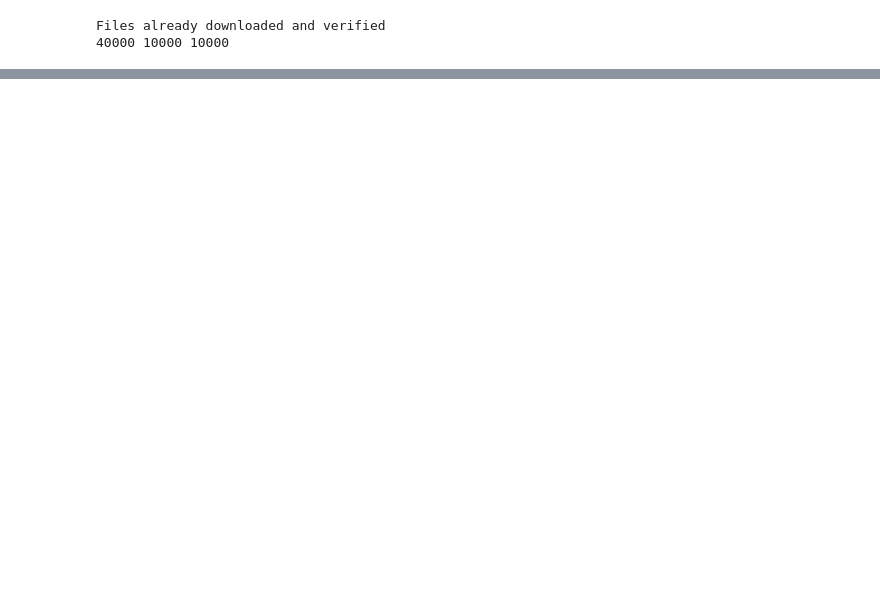
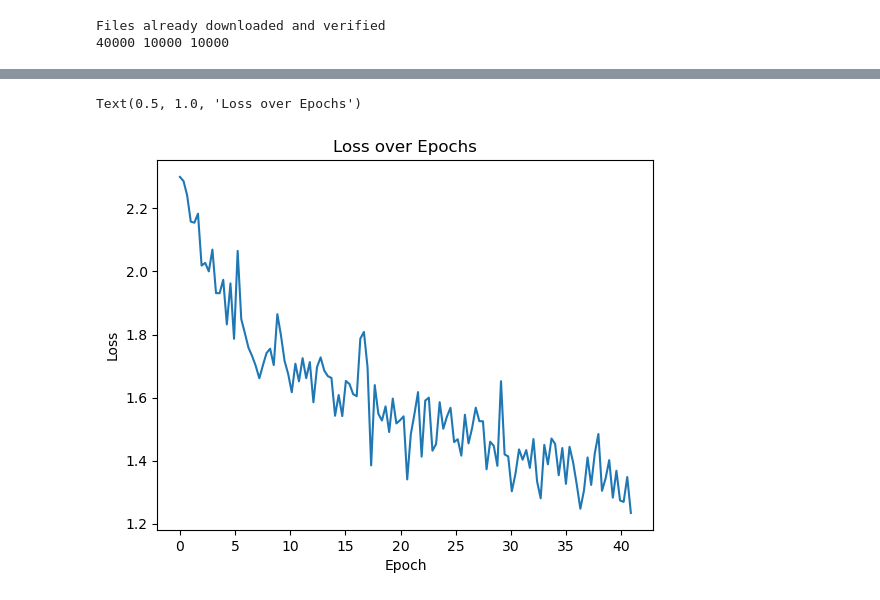
Before and after one commit to SorchaJ/CIFAR-10, a Jupyter notebook: cifar10-NN.ipynb, the cells around one changed output, grey strips where cells are left out. Saved outputs shown, nothing was run; the diff lists cells and outputs as text; code cells hidden in the pictures; blank space fills up the shorter version.

```diff
--- a/cifar10-NN.ipynb
+++ b/cifar10-NN.ipynb
@@ -85,6 +99,19 @@ FeedforwardNeuralNetModel(
 )
 # %%
+input_dim = 32*32*3
+hidden_dim = 100
+output_dim = 10
+learning_rate = 0.05
+weight_decay = 5e-5
+
+model = FeedforwardNeuralNetModel(input_dim, hidden_dim, output_dim)
+print(model)
+
+torch.manual_seed(seed)
+criterion = nn.CrossEntropyLoss()
+optimizer = torch.optim.SGD(model.parameters(), lr=learning_rate, weight_decay=weight_decay)
 iter = 0
+losses = []
 for epoch in range(40):
     for i, (images, labels) in enumerate(trainloader):
         # Load images with gradient accumulation capabilities
@@ -105,13 +132,14 @@ for epoch in range(40):
         optimizer.step()
 
         iter += 1
+        losses.append(loss.item())
 
         if iter % 500 == 0:
             # Calculate Accuracy
             correct = 0
             total = 0
             # Iterate through test dataset
-            for images, labels in valloader:
+            for images, labels in trainloader:
                 # Load images with gradient accumulation capabilities
 
                 # Forward pass only to get logits/output
@@ -146,3 +179,19 @@ Iteration: 6000. Loss: 1.3688201904296875. Accuracy: 47.83000183105469
+# %%
+l = list(range(1, 6281))
+losses_less = []
+l_less = []
+for i in range(0, len(l), 50):
+    losses_less.append(losses[i])
+    l[i] /= 153
+    l_less.append(l[i])
+plt.plot(l_less, losses_less)
+
+plt.xlabel("Epoch")
+plt.ylabel("Loss")
+plt.title("Loss over Epochs")
+# %% [output]
+Text(0.5, 1.0, 'Loss over Epochs')
+[figure, added]
 # %%
 correct = 0
 total = 0
```
Also changed, not shown: parts of 7 cells of this notebook.
